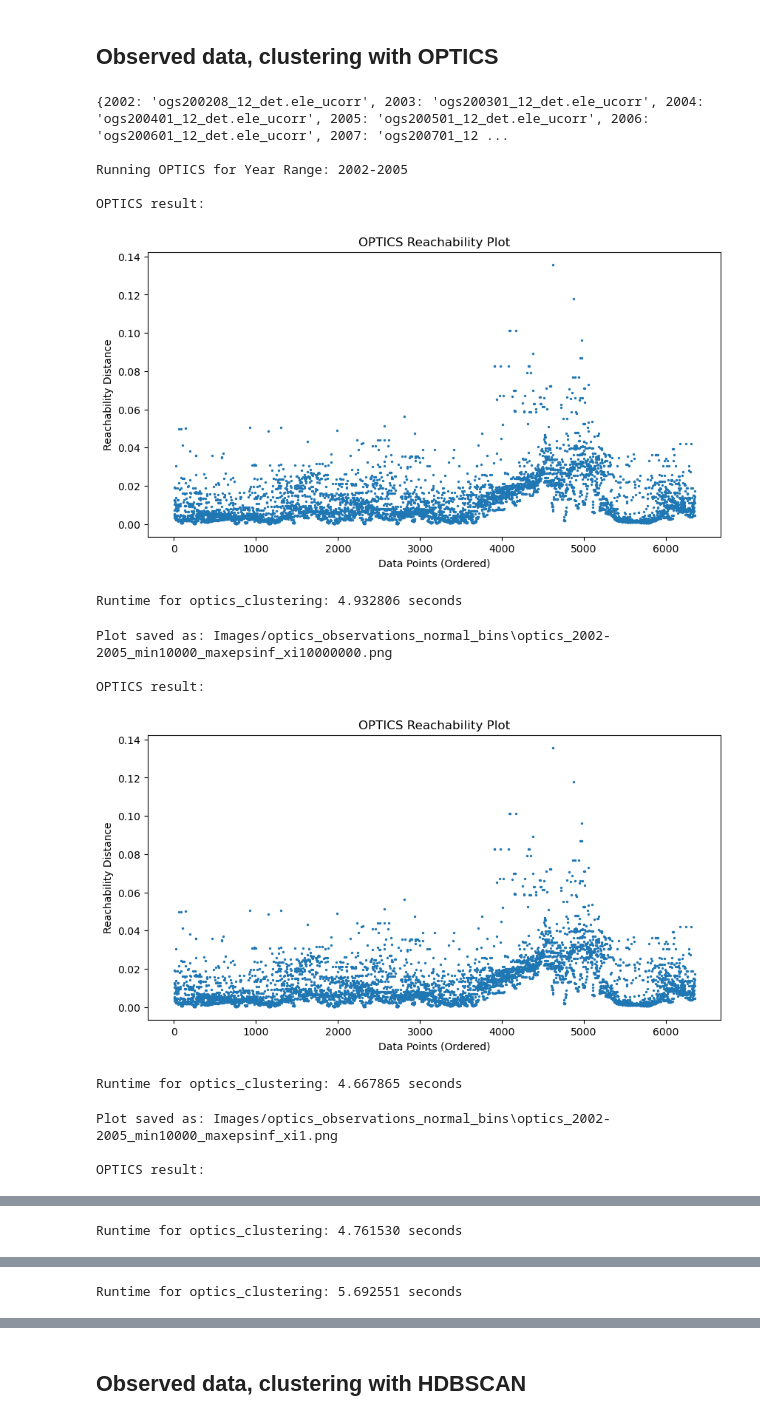
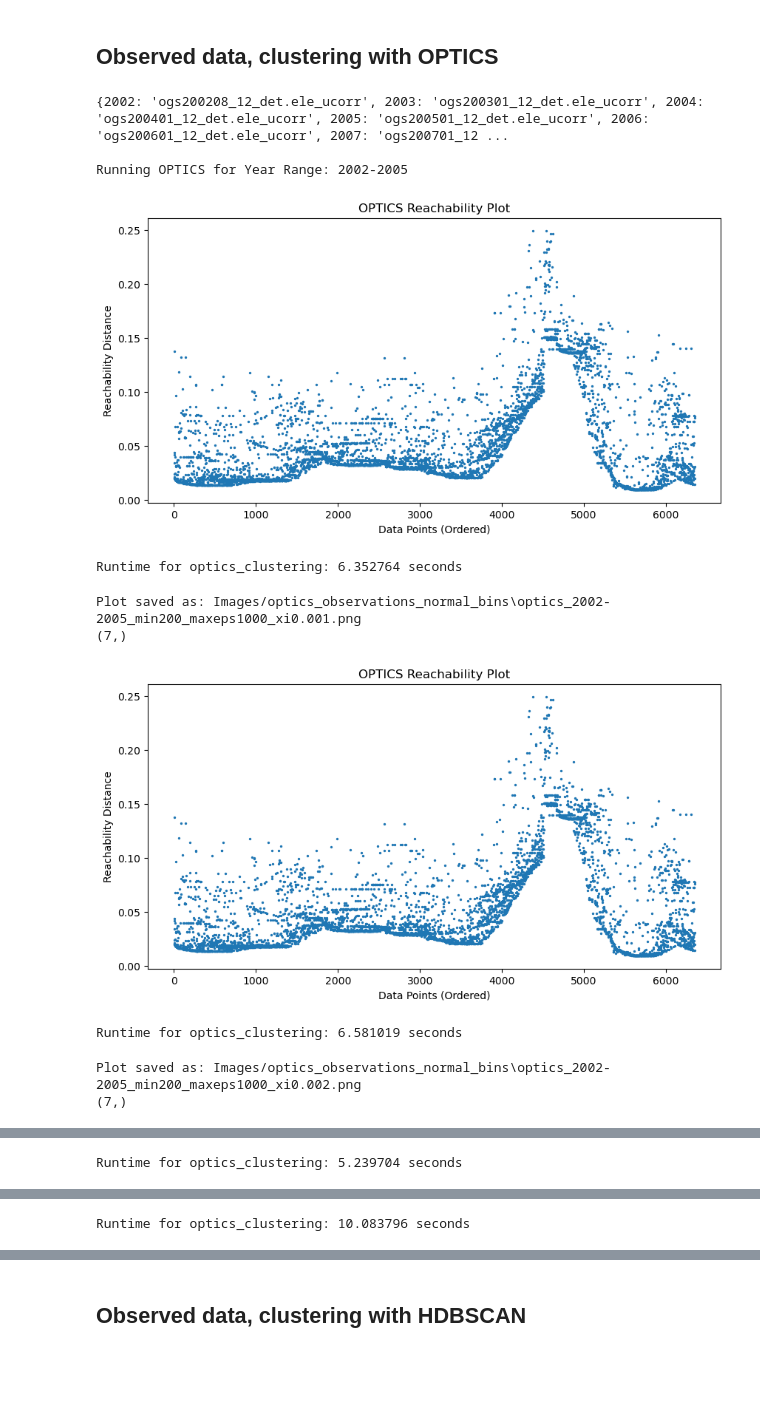
Before and after one commit to FiPf/AIUB-Backup, a Jupyter notebook: clustering/observed_main.ipynb, the cells around one changed output, grey strips where cells are left out. Drawn from its saved outputs; the diff is of its cells as text; code cells hidden in the pictures; blank space fills up the shorter version.

Commit message:
worked on Optics tuning, better

```diff
--- a/clustering/observed_main.ipynb
+++ b/clustering/observed_main.ipynb
@@ -257,9 +257,9 @@ for cluster_data, year_range in binned_data:
     data_array = np.array([cluster_data.inc, cluster_data.raan]).T
     normalized_data, data_min, data_max = normalize_data(data_array)
 
-    min_samples_values = [10000, 100, 10]
-    max_eps_vals = [np.inf]
-    xi_vals = [10000000, 1, 0.1]
+    min_samples_values = [200, 400, 500]
+    max_eps_vals = [1000, np.inf]
+    xi_vals = [0.001, 0.002]
 
     results = []
 
@@ -267,52 +267,66 @@ for cluster_data, year_range in binned_data:
         for max_eps in max_eps_vals:
             for xi in xi_vals:
                 result_optics, time_optics, n_clusters_optics, points_per_cluster_optics, metrics_optics = run_clustering(
-                    optics_clustering, "OPTICS", normalized_data, data_min, data_max, min_sample, max_eps, xi, plot_reachability = True, plot=False
+                    optics_clustering, "OPTICS", normalized_data, data_min, data_max, min_samples = min_sample, max_eps = max_eps, xi = xi, plot_reachability = True, plot=False
                 )
 
                 unnormalized_data, cluster_centers = unnormalize(
                     result_optics.data, result_optics.cluster_centers, data_min, data_max
                 )
                 plotter = ClusterPlotter(unnormalized_data, result_optics.labels, cluster_centers)
                 plot_filename = os.path.join(plot_dir, f"optics_{year_range}_min{min_sample}_maxeps{max_eps}_xi{xi}.png")
                 title = f"OPTICS: years = {year_range}, min: {min_sample}, maxeps: {max_eps}, xi: {xi},"
                 plotter.clusters_2d_plot(title, plot_filename)
 
                 # Round metric results
-                rounded_cluster_std = {key: tuple(round(val, 3) for val in value) for key, value in metrics_optics[4].items()}
-                rounded_square_density = {key: round(value, 3) for key, value in metrics_optics[5].items()}
-                rounded_hull_density = {key: round(value, 3) for key, value in metrics_optics[6].items()}
+                print(np.array(metrics_optics).shape)
+                if np.array(metrics_optics).shape == (0,):
+                # Assign worst possible values (e.g., np.inf or large numbers for various metrics)
+                    metrics_optics = np.array([0, 0, 0, 0, 0, 0, 0])
+
+                # Safely round the values of metrics_optics[4], metrics_optics[5], and metrics_optics[6] if they are dictionary-like
+                rounded_cluster_std = {
+                    key: tuple(round(val, 3) for val in value)
+                    for key, value in (metrics_optics[4].items() if isinstance(metrics_optics[4], dict) else {}).items()
+                } if isinstance(metrics_optics[4], dict) else None
+
+                rounded_square_density = {
+                    key: round(value, 3)
+                    for key, value in (metrics_optics[5].items() if isinstance(metrics_optics[5], dict) else {}).items()
+                } if isinstance(metrics_optics[5], dict) else None
+
+                rounded_hull_density = {
+                    key: round(value, 3)
+                    for key, value in (metrics_optics[6].items() if isinstance(metrics_optics[6], dict) else {}).items()
+                } if isinstance(metrics_optics[6], dict) else None
+
 
                 results.append({
                     "Year Range": year_range,
                     "k": n_clusters_optics,
                     "Runtime (s)": f"{time_optics:.3f}",
                     "Clusters": n_clusters_optics,
                     "Points per Cluster": points_per_cluster_optics,
                     "Davies-Bouldin": f"{metrics_optics[0]:.3f}" if metrics_optics and isinstance(metrics_optics[0], (int, float)) else None,
                     "Calinski-Harabasz": f"{metrics_optics[1]:.3f}" if metrics_optics and isinstance(metrics_optics[1], (int, float)) else None,
                     "Dunn Index": f"{metrics_optics[2]:.3f}" if metrics_optics and isinstance(metrics_optics[2], (int, float)) else None,
                     "Silhouette Score": f"{metrics_optics[3]:.3f}" if metrics_optics and isinstance(metrics_optics[3], (int, float)) else None,
                     "Cluster Std.": rounded_cluster_std if rounded_cluster_std else None,
                     "Square Density": rounded_square_density if rounded_square_density else None,
                     "Hull Density": rounded_hull_density if rounded_hull_density else None
                 })
 
     df = pd.DataFrame(results)
     display(df)
 # %% [output]
 {2002: 'ogs200208_12_det.ele_ucorr', 2003: 'ogs200301_12_det.ele_ucorr', 2004: 'ogs200401_12_det.ele_ucorr', 2005: 'ogs200501_12_det.ele_ucorr', 2006: 'ogs200601_12_det.ele_ucorr', 2007: 'ogs200701_12 ...
 
 Running OPTICS for Year Range: 2002-2005
-
-OPTICS result:
-[figure, old version]
+[figure, new version]
-Runtime for optics_clustering: 4.932806 seconds
+Runtime for optics_clustering: 6.352764 seconds
-Plot saved as: Images/optics_observations_normal_bins\optics_2002-2005_min10000_maxepsinf_xi10000000.png
-
-OPTICS result:
+Plot saved as: Images/optics_observations_normal_bins\optics_2002-2005_min200_maxeps1000_xi0.001.png
+(7,)
-[figure, old version]
+[figure, new version]
-Runtime for optics_clustering: 4.667865 seconds
+Runtime for optics_clustering: 6.581019 seconds
-Plot saved as: Images/optics_observations_normal_bins\optics_2002-2005_min10000_maxepsinf_xi1.png
-
-OPTICS result:
+Plot saved as: Images/optics_observations_normal_bins\optics_2002-2005_min200_maxeps1000_xi0.002.png
+(7,)
@@ -320 +334 @@ OPTICS result:
-Runtime for optics_clustering: 4.761530 seconds
+Runtime for optics_clustering: 5.239704 seconds
@@ -325 +338 @@ OPTICS result:
-Runtime for optics_clustering: 5.692551 seconds
+Runtime for optics_clustering: 10.083796 seconds
```
Also changed, not shown: parts of 3 cells of this notebook, 6 other files.
